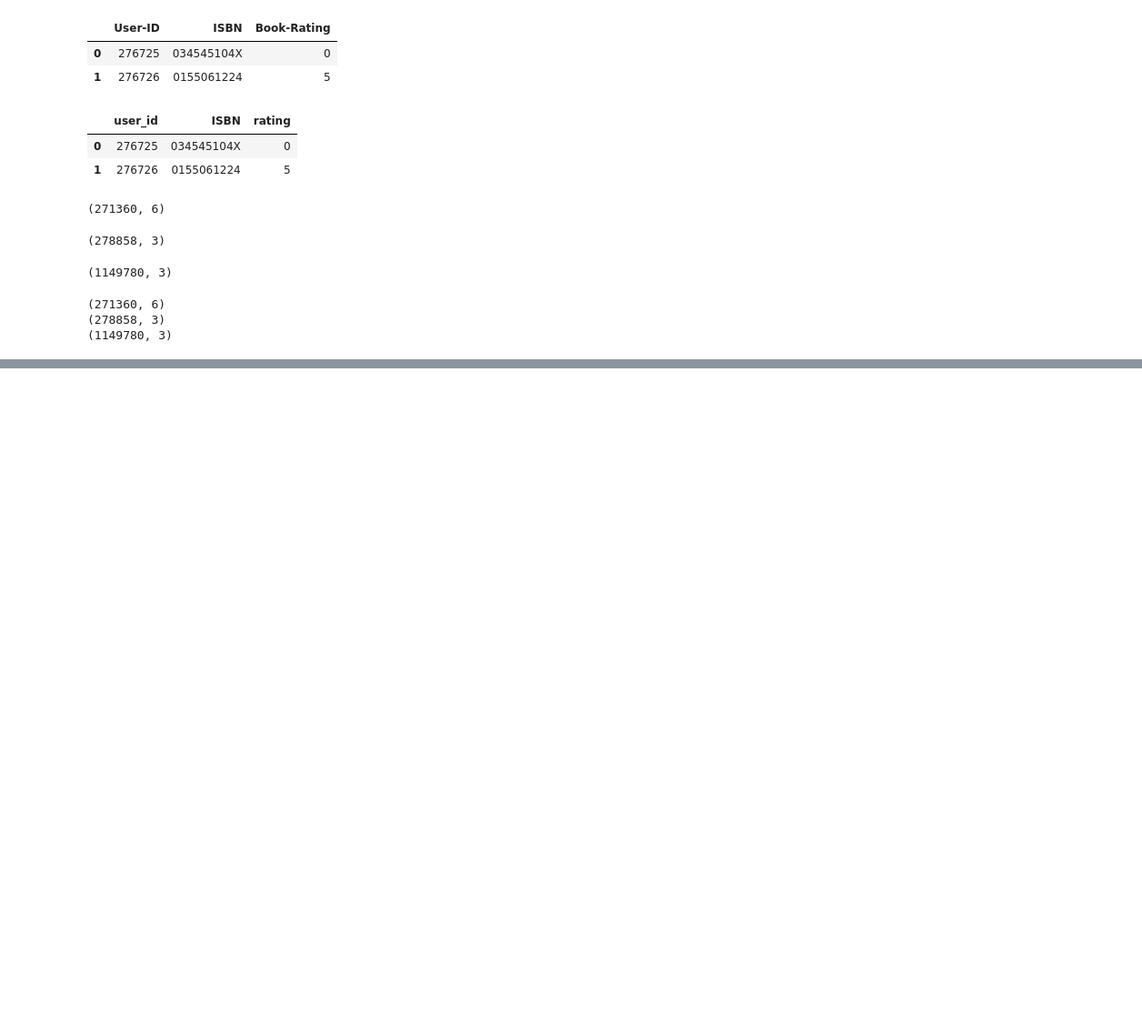
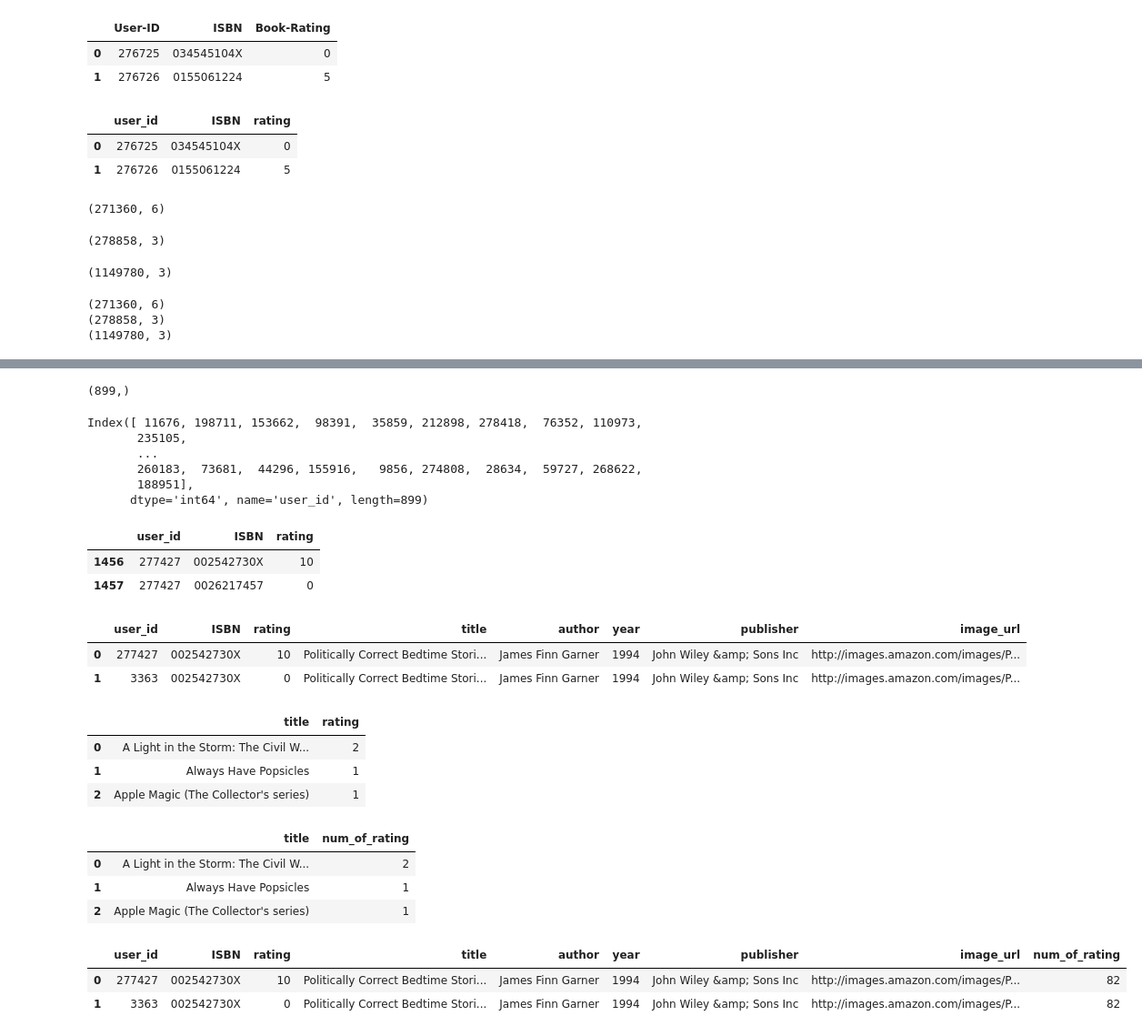
Before and after one commit to abhishekpatel16/Books-Recommender-System-using-Machine-Learning-End-to-End-with-Deployment_Project-22, a Jupyter notebook: notebook/research.ipynb, the cells around one changed output, grey strips where cells are left out. Shown: that part at 91% size. Saved outputs shown, nothing was run; the diff lists cells and outputs as text; code cells hidden in the pictures; blank space fills up the shorter version.

```diff
--- a/notebook/research.ipynb
+++ b/notebook/research.ipynb
@@ -184,0 +219,4 @@ print(books.shape, users.shape, ratings.shape, sep='\n')
+# %%
+x[x].shape
+# %% [output]
+(899,)
@@ -184,0 +225,9 @@ print(books.shape, users.shape, ratings.shape, sep='\n')
+# %%
+y
+# %% [output]
+Index([ 11676, 198711, 153662,  98391,  35859, 212898, 278418,  76352, 110973,
+       235105,
+       ...
+       260183,  73681,  44296, 155916,   9856, 274808,  28634,  59727, 268622,
+       188951],
+      dtype='int64', name='user_id', length=899)
@@ -184,0 +236,42 @@ print(books.shape, users.shape, ratings.shape, sep='\n')
+# %%
+ratings.head(2)
+# %% [output]
+|  | user_id | ISBN | rating |
+| 1456 | 277427 | 002542730X | 10 |
+| 1457 | 277427 | 0026217457 | 0 |
+# %%
+# Now join ratings with books
+
+ratings_with_books = ratings.merge(books, on='ISBN')
+# %%
+ratings_with_books.head(2)
+# %% [output]
+|  | user_id | ISBN | rating | title | author | year | publisher | image_url |
+| 0 | 277427 | 002542730X | 10 | Politically Correct Bedtime Stori... | James Finn Garner | 1994 | John Wiley &amp; Sons Inc | http://images.amazon.com/images/P... |
+| 1 | 3363 | 002542730X | 0 | Politically Correct Bedtime Stori... | James Finn Garner | 1994 | John Wiley &amp; Sons Inc | http://images.amazon.com/images/P... |
+# %%
+number_rating = ratings_with_books.groupby('title')['rating'].count().reset_index()
+# %%
+number_rating.head(3)
+# %% [output]
+|  | title | rating |
+| 0 | A Light in the Storm: The Civil W... | 2 |
+| 1 | Always Have Popsicles | 1 |
+| 2 | Apple Magic (The Collector's series) | 1 |
+# %%
+number_rating.rename(columns={'rating': 'num_of_rating'}, inplace=True)
+# %%
+number_rating.head(3)
+# %% [output]
+|  | title | num_of_rating |
+| 0 | A Light in the Storm: The Civil W... | 2 |
+| 1 | Always Have Popsicles | 1 |
+| 2 | Apple Magic (The Collector's series) | 1 |
+# %%
+final_rating = ratings_with_books.merge(number_rating, on='title')
+# %%
+final_rating.head(2)
+# %% [output]
+|  | user_id | ISBN | rating | title | author | year | publisher | image_url | num_of_rating |
+| 0 | 277427 | 002542730X | 10 | Politically Correct Bedtime Stori... | James Finn Garner | 1994 | John Wiley &amp; Sons Inc | http://images.amazon.com/images/P... | 82 |
+| 1 | 3363 | 002542730X | 0 | Politically Correct Bedtime Stori... | James Finn Garner | 1994 | John Wiley &amp; Sons Inc | http://images.amazon.com/images/P... | 82 |
```
Also changed, not shown: parts of 5 cells of this notebook.
